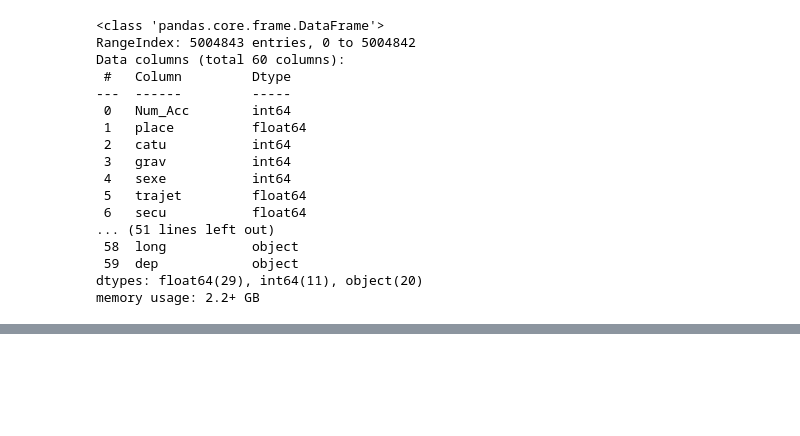
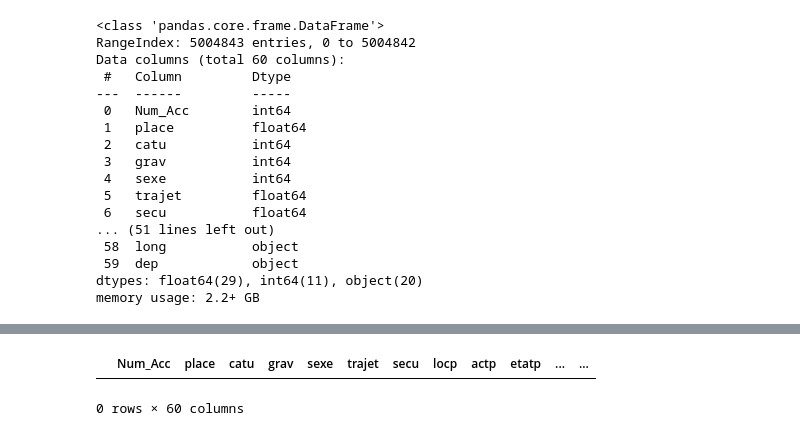
Before and after one commit to ThomasB30/projetDA-acc, a Jupyter notebook: 1 - Analyse/1 - analyse.ipynb, the cells around one changed output, grey strips where cells are left out. Drawn from its saved outputs; the diff is of its cells as text; code cells hidden in the pictures; blank space fills up the shorter version.

```diff
--- a/1 - Analyse/1 - analyse.ipynb
+++ b/1 - Analyse/1 - analyse.ipynb
@@ -515,0 +529,6 @@ memory usage: 2.2+ GB
+# %%
+doublons = filtre_df[filtre_df.duplicated()]
+doublons
+# %% [output]
+|  | Num_Acc | place | catu | grav | sexe | trajet | secu | locp | actp | etatp | ... | ... |
+0 rows × 60 columns
```
Also changed, not shown: parts of 2 cells of this notebook, 2 other files.
